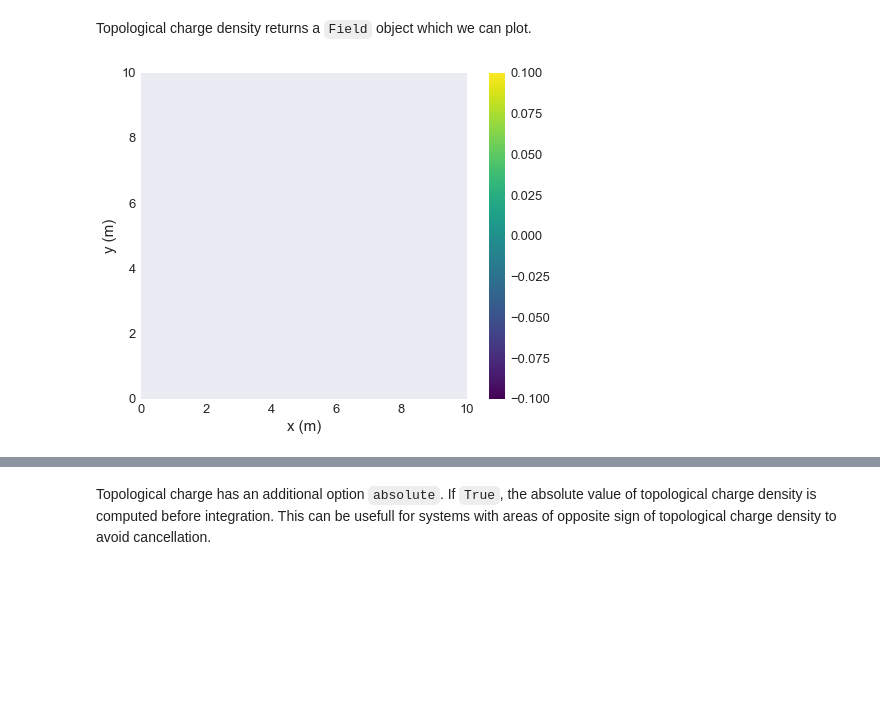
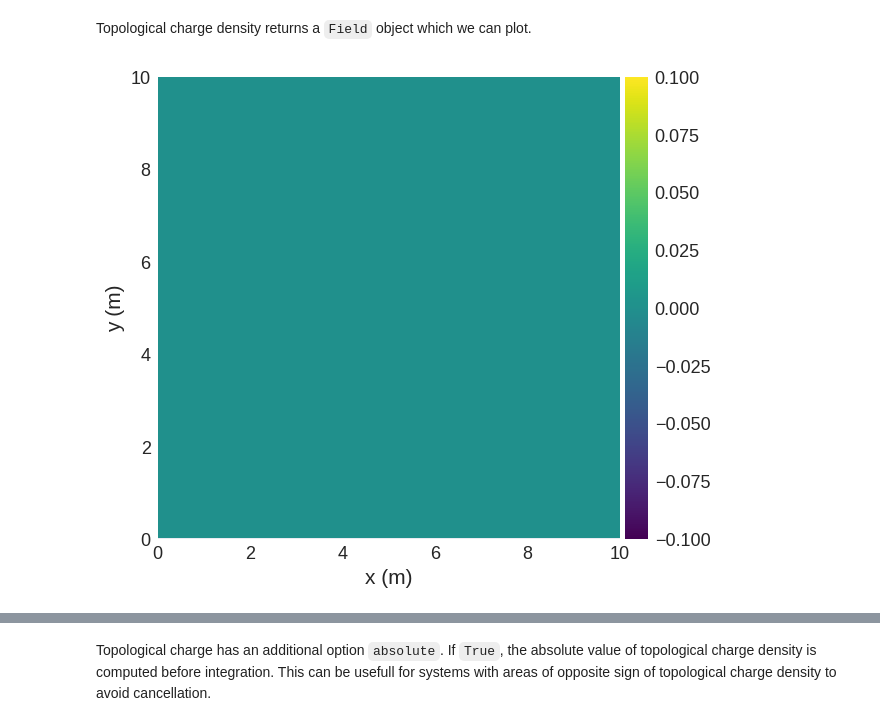
Before and after one commit to ubermag/discretisedfield, a Jupyter notebook: docs/field-tools.ipynb, the cells around one changed output, grey strips where cells are left out. Cells and saved outputs as stored; diff of their text form; code cells hidden in the pictures; blank space fills up the shorter version.

Commit message:
update notebook field tools

```diff
--- a/docs/field-tools.ipynb
+++ b/docs/field-tools.ipynb
@@ -34,6 +34,6 @@ Two different methods are available and can be selected using ``method``:
 
 Here, we show the calculation for a uniform magnetisation which has a topological charge (density) of zero everywhere.
 # %%
-f = df.Field(mesh, dim=3, value=(1, 1, -1))
+f = df.Field(mesh, nvdim=3, value=(1, 1, -1))
 f
 # %% [output]
@@ -49,7 +49,7 @@ dft.topological_charge(f.plane("z"), method="berg-luescher")
 # %% [markdown]
 Topological charge density returns a ``Field`` object which we can plot.
 # %%
-dft.topological_charge_density(f.plane("z")).mpl()
+df.tools.topological_charge_density(f.sel("z")).mpl()
 # %% [output]
-[figure, old version]
+[figure, new version]
 # %%
```
Also changed, not shown: parts of 12 cells of this notebook.
